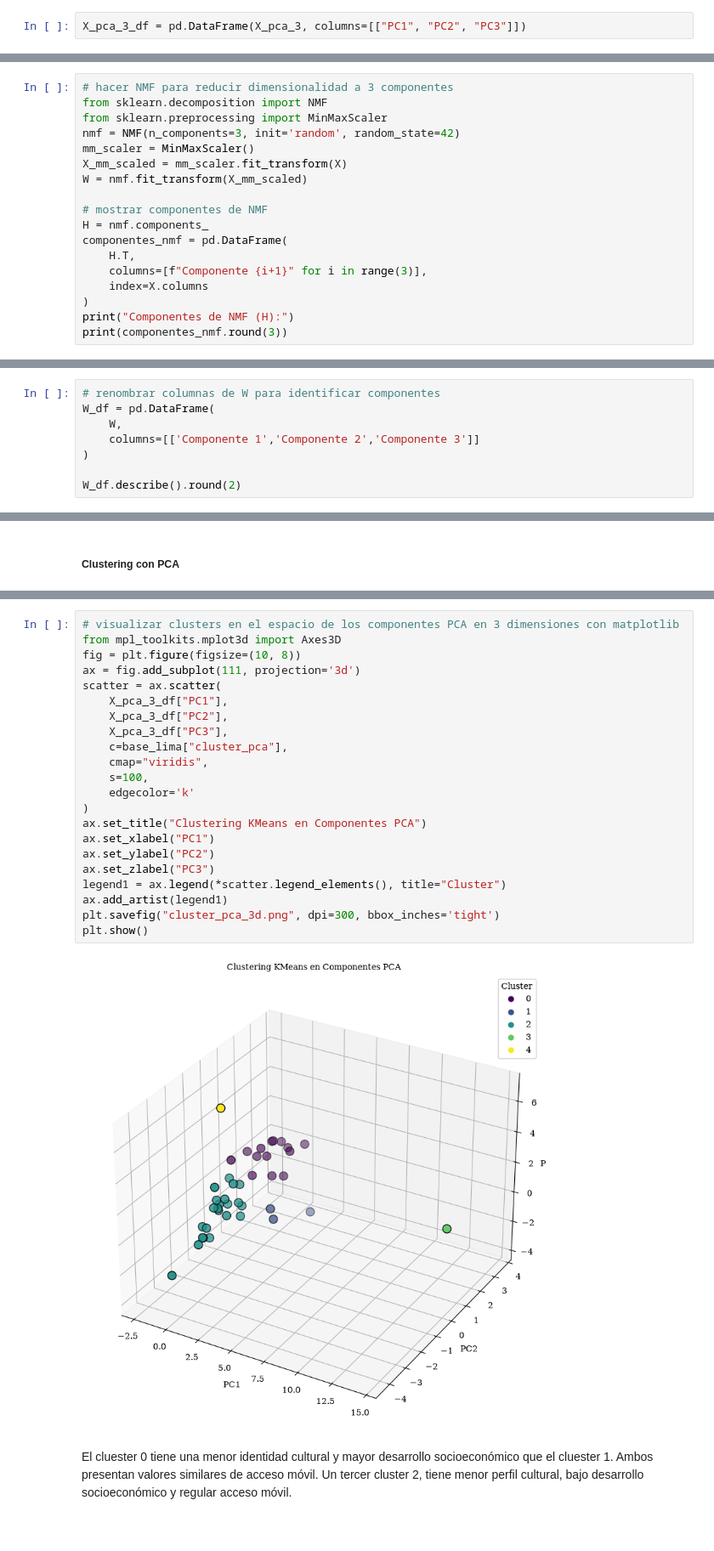
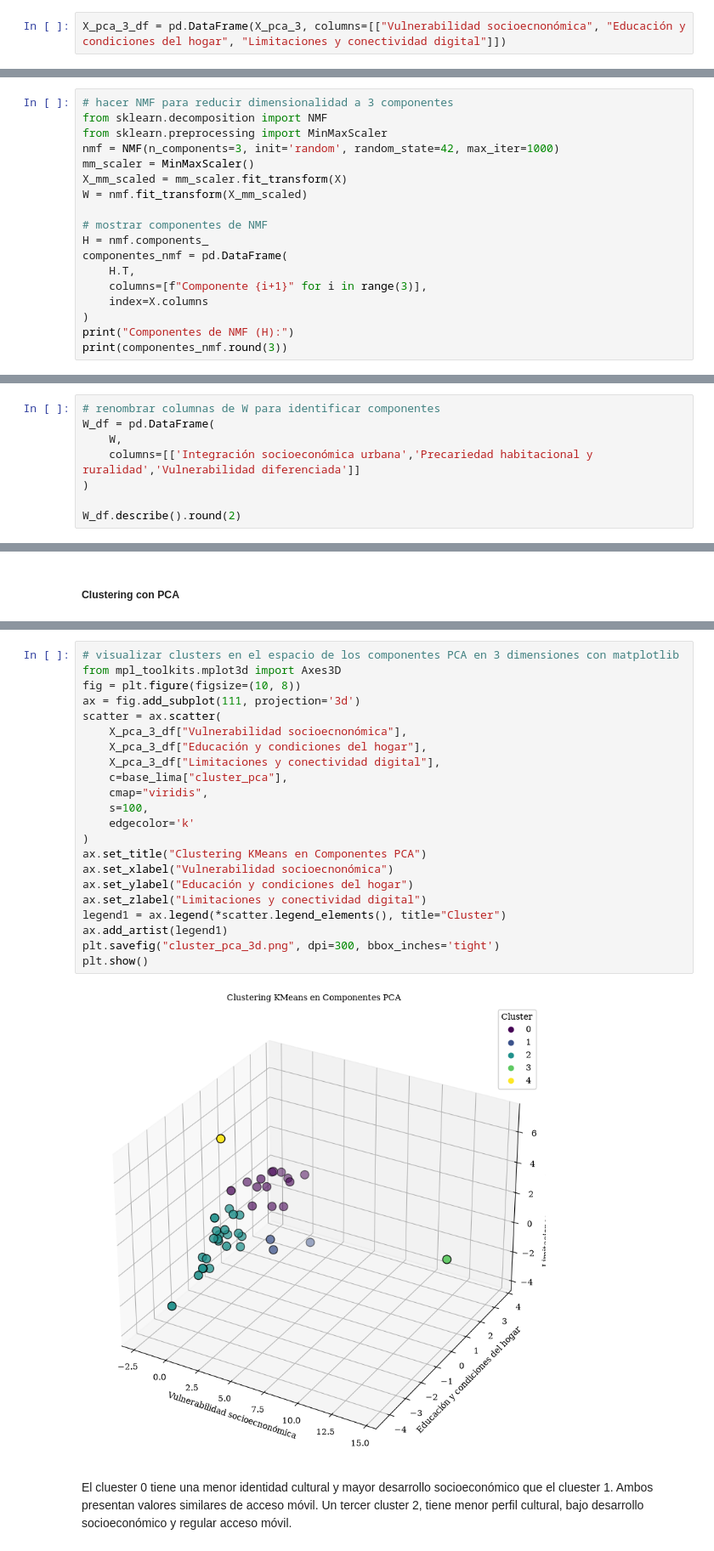
Before and after one commit to mariotiradom/proyecto-final-data-mining, a Jupyter notebook: notebooks/01-tareas_dm.ipynb, the cells around one changed output, grey strips where cells are left out. Shown at 85% size. Saved outputs shown, nothing was run; the diff lists cells and outputs as text.

```diff
--- a/notebooks/01-tareas_dm.ipynb
+++ b/notebooks/01-tareas_dm.ipynb
@@ -509,5 +542,5 @@ Nos quedamos con tres componentes, que dado sus cargas factoriales se pueden res
 # %%
-X_pca_3_df = pd.DataFrame(X_pca_3, columns=[["PC1", "PC2", "PC3"]])
+X_pca_3_df = pd.DataFrame(X_pca_3, columns=[["Vulnerabilidad socioecnonómica", "Educación y condiciones del hogar", "Limitaciones y conectividad digital"]])
 # %%
 sns.pairplot(X_pca_3_df)
 plt.show()
@@ -531,7 +564,7 @@ X_pca_3_df.describe().round(2)
 # hacer NMF para reducir dimensionalidad a 3 componentes
 from sklearn.decomposition import NMF
 from sklearn.preprocessing import MinMaxScaler
-nmf = NMF(n_components=3, init='random', random_state=42)
+nmf = NMF(n_components=3, init='random', random_state=42, max_iter=1000)
 mm_scaler = MinMaxScaler()
 X_mm_scaled = mm_scaler.fit_transform(X)
 W = nmf.fit_transform(X_mm_scaled)
@@ -572,7 +605,7 @@ Para el caso de NMF obtenemos 3 componentes cuyos perfiles son los siguientes:
 # renombrar columnas de W para identificar componentes
 W_df = pd.DataFrame(
     W,
-    columns=[['Componente 1','Componente 2','Componente 3']]
+    columns=[['Integración socioeconómica urbana','Precariedad habitacional y ruralidad','Vulnerabilidad diferenciada']]
 )
 
 W_df.describe().round(2)
@@ -678,27 +718,27 @@ fig.show()
 # %%
 # visualizar clusters en el espacio de los componentes PCA en 3 dimensiones con matplotlib
 from mpl_toolkits.mplot3d import Axes3D
 fig = plt.figure(figsize=(10, 8))
 ax = fig.add_subplot(111, projection='3d')
 scatter = ax.scatter(
-    X_pca_3_df["PC1"],
-    X_pca_3_df["PC2"],
-    X_pca_3_df["PC3"],
+    X_pca_3_df["Vulnerabilidad socioecnonómica"],
+    X_pca_3_df["Educación y condiciones del hogar"],
+    X_pca_3_df["Limitaciones y conectividad digital"],
     c=base_lima["cluster_pca"],
     cmap="viridis",
     s=100,
     edgecolor='k'
 )
 ax.set_title("Clustering KMeans en Componentes PCA")
-ax.set_xlabel("PC1")
-ax.set_ylabel("PC2")
-ax.set_zlabel("PC3")
+ax.set_xlabel("Vulnerabilidad socioecnonómica")
+ax.set_ylabel("Educación y condiciones del hogar")
+ax.set_zlabel("Limitaciones y conectividad digital")
 legend1 = ax.legend(*scatter.legend_elements(), title="Cluster")
 ax.add_artist(legend1)
 plt.savefig("cluster_pca_3d.png", dpi=300, bbox_inches='tight')
 plt.show()
 # %% [output]
-[figure, old version]
+[figure, new version]
 # %% [markdown]
 El cluester 0 tiene una menor identidad cultural y mayor desarrollo socioeconómico que el cluester 1. Ambos presentan valores similares de acceso móvil. Un tercer cluster 2, tiene menor perfil cultural, bajo desarrollo socioeconómico y regular acceso móvil.
 # %% [markdown]
```
Also changed, not shown: parts of 37 cells of this notebook, 8 other files.
